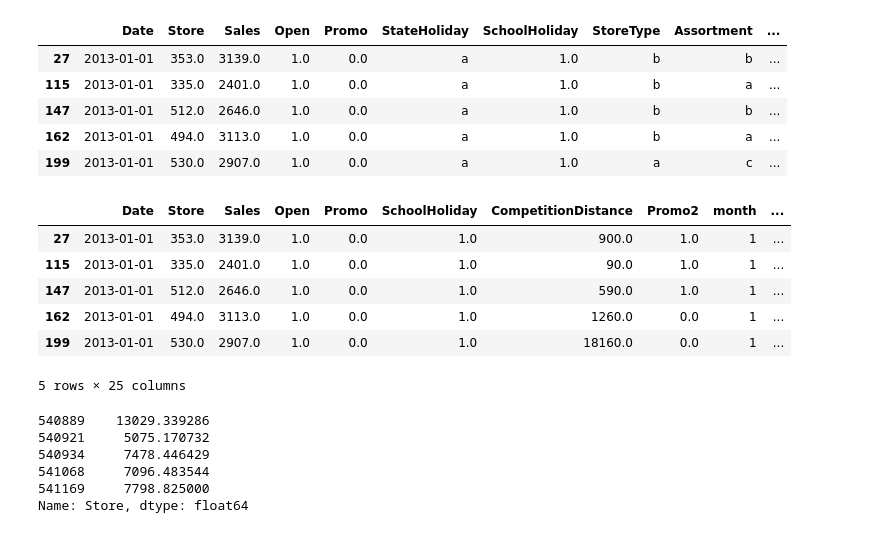
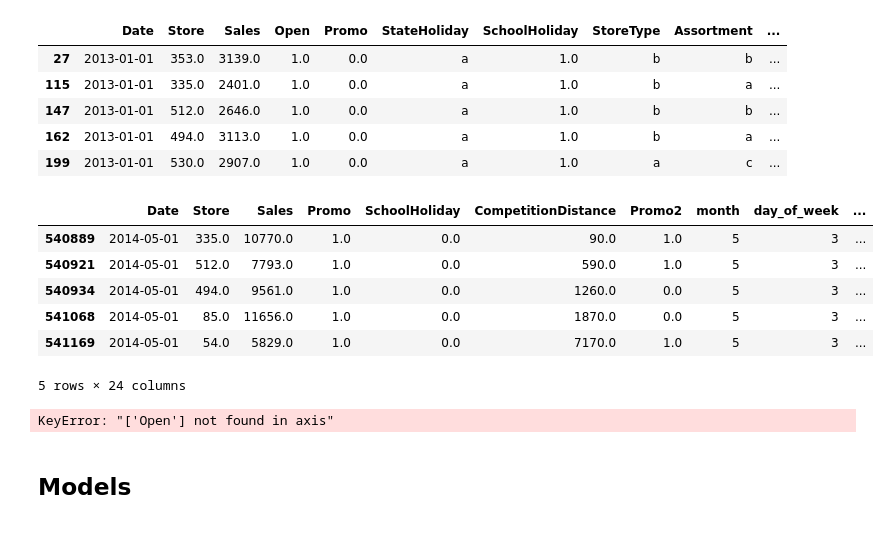
Before and after one commit to JohnEnev/DSR-competition-team1, a Jupyter notebook: notebooks/JE_models.ipynb, the cells around one changed output. Drawn from its saved outputs; the diff is of its cells as text; code cells hidden in the pictures.

```diff
--- a/notebooks/JE_models.ipynb
+++ b/notebooks/JE_models.ipynb
@@ -79,39 +81,36 @@ df.head()
 | 147 | 2013-01-01 | 512.0 | 2646.0 | 1.0 | 0.0 | a | 1.0 | b | b | ... |
 | 162 | 2013-01-01 | 494.0 | 3113.0 | 1.0 | 0.0 | a | 1.0 | b | a | ... |
 | 199 | 2013-01-01 | 530.0 | 2907.0 | 1.0 | 0.0 | a | 1.0 | a | c | ... |
+# %%
+df = feng.one_hot_encoding(df, 'StateHoliday')
+df = feng.one_hot_encoding(df, 'StoreType')
+df = feng.one_hot_encoding(df, 'Assortment')
 # %%
 #Splitting data in train and test
 df_train, df_test = feng.date_split_train_test(df, '2014-05-01')
 # %%
 #One hot encoding of StateHoliday, StoreType, Assortment for train
-df_train = feng.one_hot_encoding(df_train, 'StateHoliday')
-df_train = feng.one_hot_encoding(df_train, 'StoreType')
-df_train = feng.one_hot_encoding(df_train, 'Assortment')
+#df_train = feng.one_hot_encoding(df_train, 'StateHoliday')
+#df_train = feng.one_hot_encoding(df_train, 'StoreType')
+#df_train = feng.one_hot_encoding(df_train, 'Assortment')
 # %%
 #One hot encoding of StateHoliday, StoreType, Assortment for test
-df_test = feng.one_hot_encoding(df_test, 'StateHoliday')
-df_test = feng.one_hot_encoding(df_test, 'StoreType')
-df_test = feng.one_hot_encoding(df_test, 'Assortment')
+#df_test = feng.one_hot_encoding(df_test, 'StateHoliday')
+#df_test = feng.one_hot_encoding(df_test, 'StoreType')
+#df_test = feng.one_hot_encoding(df_test, 'Assortment')
 # %%
 #Add mean encoding for the Store id for train
 df_train, dict_store_values = feng.mean_encoding(df_train, 'Store')
+# %%
+#Apply same transformation to test with the values from train
+df_test.loc[:, 'Store_mean_encoded'] = df_test.loc[:, 'Store'].replace(to_replace=dict_store_values)
 # %%
-df_train.head()
+df_test.head()
 # %% [output]
-|  | Date | Store | Sales | Open | Promo | SchoolHoliday | CompetitionDistance | Promo2 | month | ... |
-| 27 | 2013-01-01 | 353.0 | 3139.0 | 1.0 | 0.0 | 1.0 | 900.0 | 1.0 | 1 | ... |
-| 115 | 2013-01-01 | 335.0 | 2401.0 | 1.0 | 0.0 | 1.0 | 90.0 | 1.0 | 1 | ... |
-| 147 | 2013-01-01 | 512.0 | 2646.0 | 1.0 | 0.0 | 1.0 | 590.0 | 1.0 | 1 | ... |
-| 162 | 2013-01-01 | 494.0 | 3113.0 | 1.0 | 0.0 | 1.0 | 1260.0 | 0.0 | 1 | ... |
-| 199 | 2013-01-01 | 530.0 | 2907.0 | 1.0 | 0.0 | 1.0 | 18160.0 | 0.0 | 1 | ... |
+|  | Date | Store | Sales | Promo | SchoolHoliday | CompetitionDistance | Promo2 | month | day_of_week | ... |
+| 540889 | 2014-05-01 | 335.0 | 10770.0 | 1.0 | 0.0 | 90.0 | 1.0 | 5 | 3 | ... |
+| 540921 | 2014-05-01 | 512.0 | 7793.0 | 1.0 | 0.0 | 590.0 | 1.0 | 5 | 3 | ... |
+| 540934 | 2014-05-01 | 494.0 | 9561.0 | 1.0 | 0.0 | 1260.0 | 0.0 | 5 | 3 | ... |
+| 541068 | 2014-05-01 | 85.0 | 11656.0 | 1.0 | 0.0 | 1870.0 | 0.0 | 5 | 3 | ... |
+| 541169 | 2014-05-01 | 54.0 | 5829.0 | 1.0 | 0.0 | 7170.0 | 1.0 | 5 | 3 | ... |
-5 rows × 25 columns
+5 rows × 24 columns
-# %%
-#Apply same transformation to test with the values from train
-df_test.loc[:, 'Store_mean_encoded'] = df_test.loc[:, 'Store'].replace(to_replace=dict_values)
-# %% [output]
-540889    13029.339286
-540921     5075.170732
-540934     7478.446429
-541068     7096.483544
-541169     7798.825000
-Name: Store, dtype: float64
@@ -117,0 +120,6 @@ Name: Store, dtype: float64
+# %%
+#Drop Open (only 1)
+df_train = df_train.drop('Open', axis=1)
+df_test = df_test.drop('Open', axis=1)
+# %% [output]
+KeyError: "['Open'] not found in axis"
@@ -117,0 +128,2 @@ Name: Store, dtype: float64
+# %% [markdown]
+## Models
```
Also changed, not shown: parts of 24 cells of this notebook, 1 other file.
